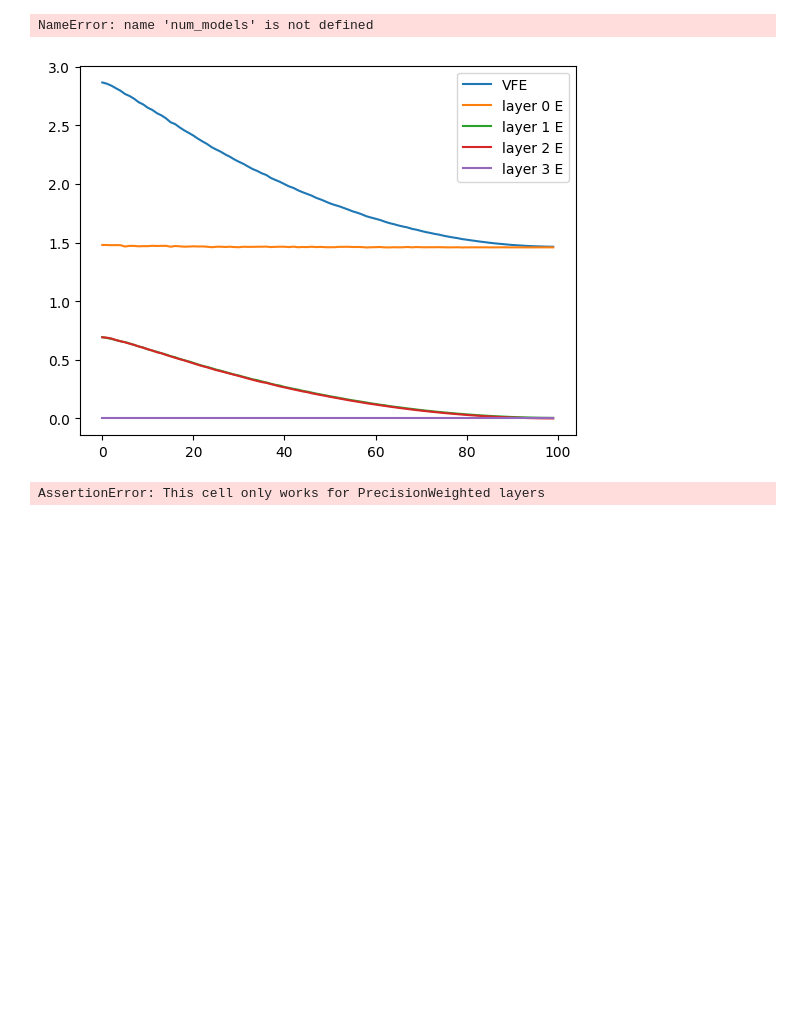
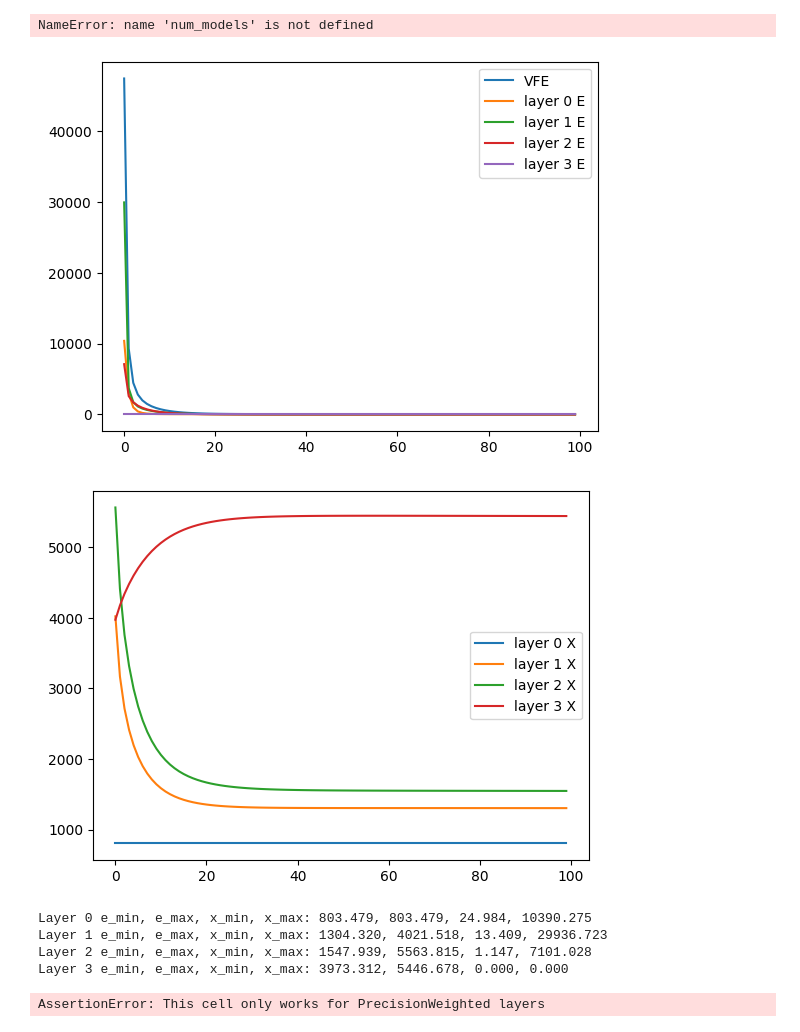
Before and after one commit to joeagriffith/pclib, a Jupyter notebook: examples/mnist/mnist_fc_ss.ipynb, the cells around one changed output. Drawn from its saved outputs; the diff is of its cells as text; code cells hidden in the pictures; blank space fills up the shorter version.

```diff
--- a/examples/mnist/mnist_fc_ss.ipynb
+++ b/examples/mnist/mnist_fc_ss.ipynb
@@ -99,7 +99,7 @@ model = FCClassifierSS(
     bias=True,
     symmetric=True,
     precision_weighted=False,
-    actv_fn=F.tanh,
+    actv_fn=F.relu,
     steps=60,
     gamma=0.1,
     beta=1.0,
@@ -245,12 +276,19 @@ NameError: name 'num_models' is not defined
 # %%
 from pclib.utils.functional import format_y
 train_loader = torch.utils.data.DataLoader(train_dataset, batch_size=512, shuffle=True)
 images, y = next(iter(train_loader))
 x = images.view(images.shape[0], -1)
 y = format_y(y, 10)
-track_vfe(model, x, y, 100, plot_Es=True)
+vfes, X, E = track_vfe(model, x=x, steps=100, plot_Es=True, plot_Xs=True)
+for i in range(len(model.layers)):
+    print(f'Layer {i} e_min, e_max, x_min, x_max: {min(E[i]):.3f}, {max(E[i]):.3f}, {min(X[i]):.3f}, {max(X[i]):.3f}')
 # %% [output]
-[figure, old version]
+[figure, new version]
+[figure, added]
+Layer 0 e_min, e_max, x_min, x_max: 803.479, 803.479, 24.984, 10390.275
+Layer 1 e_min, e_max, x_min, x_max: 1304.320, 4021.518, 13.409, 29936.723
+Layer 2 e_min, e_max, x_min, x_max: 1547.939, 5563.815, 1.147, 7101.028
+Layer 3 e_min, e_max, x_min, x_max: 3973.312, 5446.678, 0.000, 0.000
 # %%
 assert isinstance(model.layers[0], PrecisionWeighted), "This cell only works for PrecisionWeighted layers"
 # show diag of weight_var matrix as 28x28 image for layer 0
```
Also changed, not shown: parts of 7 cells of this notebook, 20 other files.
